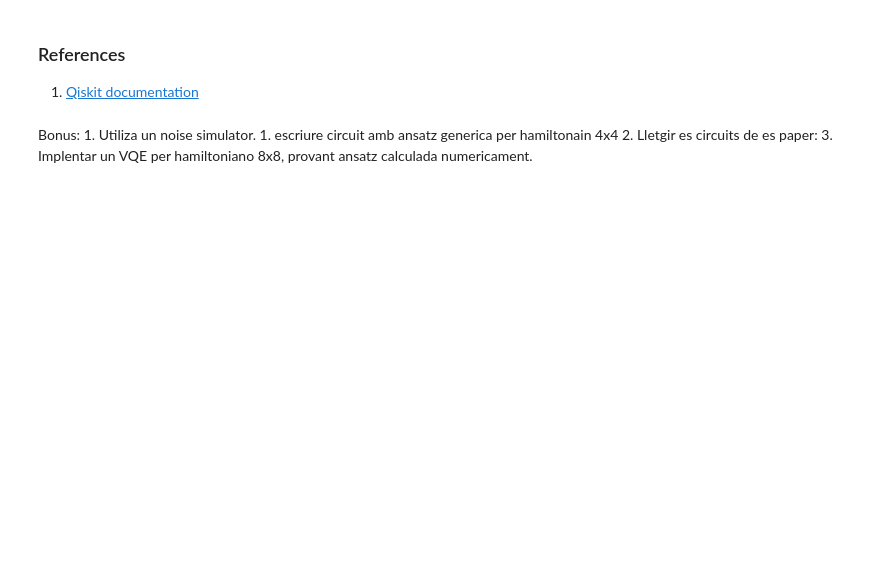
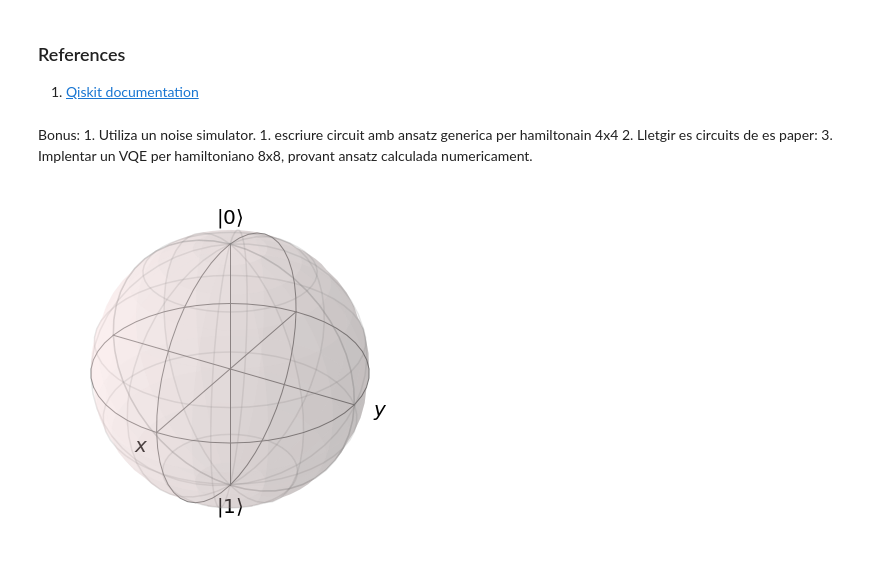
Before and after one commit to gllodra12/VQE-4x4-Hamiltonian, a Jupyter notebook: Task_4.ipynb, the cells around one changed output. Saved outputs shown, nothing was run; the diff lists cells and outputs as text; code cells hidden in the pictures; blank space fills up the shorter version.

```diff
--- a/Task_4.ipynb
+++ b/Task_4.ipynb
@@ -319,3 +425,10 @@ Bonus:
     1. escriure circuit amb ansatz generica per hamiltonain 4x4
     2. Lletgir es circuits de es paper:
     3. Implentar un VQE per hamiltoniano 8x8, provant ansatz calculada numericament.
+# %%
+from qiskit.visualization.bloch import Bloch
+
+b = Bloch()
+b.show()
+# %% [output]
+[figure, added]
```
Also changed, not shown: parts of 13 cells of this notebook, 1 other file.
